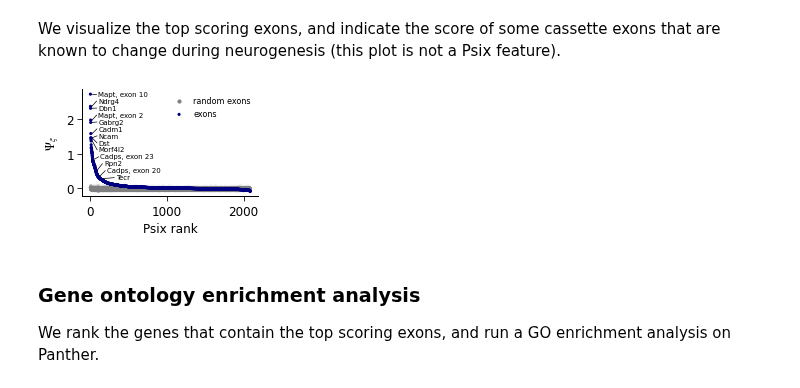
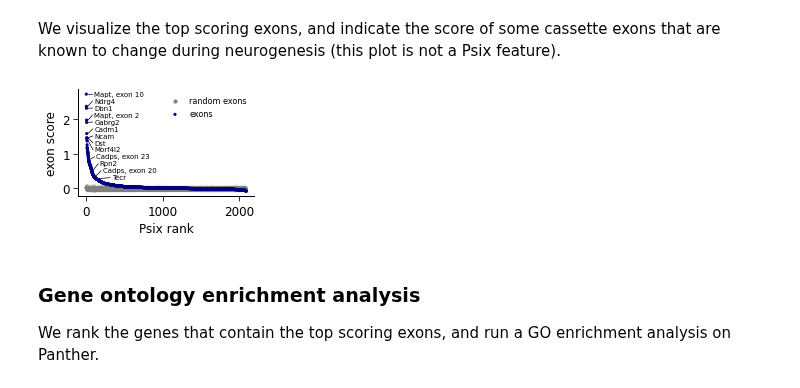
Before and after one commit to lareaulab/analysis_psix, a Jupyter notebook: midbrain_development/midbrain_development.ipynb, the cells around one changed output. Drawn from its saved outputs; the diff is of its cells as text; code cells hidden in the pictures.

```diff
--- a/midbrain_development/midbrain_development.ipynb
+++ b/midbrain_development/midbrain_development.ipynb
@@ -145,35 +145,35 @@ plt.text(107, psix_results.loc['Mapt_1'].psix_score-1.45, 'Dst', c='black', font
 ax.plot([24, 87], [psix_results.loc['Dst_5'].psix_score, psix_results.loc['Mapt_1'].psix_score-1.4],c='black', linewidth=0.7)
 
 plt.text(109, psix_results.loc['Mapt_1'].psix_score-1.65, 'Morf4l2', c='black', fontsize=7)
 ax.plot([25, 89], [psix_results.loc['Morf4l2_7'].psix_score, psix_results.loc['Mapt_1'].psix_score-1.6],c='black', linewidth=0.7)
 
 plt.text(129, psix_results.loc['Mapt_1'].psix_score-1.85, 'Cadps, exon 23', c='black', fontsize=7)
 ax.plot([55, 109], [psix_results.loc['Cadps_7'].psix_score, psix_results.loc['Mapt_1'].psix_score-1.8],c='black', linewidth=0.7)
 
 
 plt.text(177, psix_results.loc['Mapt_1'].psix_score-2.05, 'Rpn2', c='black', fontsize=7)
 ax.plot([65, 157], [psix_results.loc['Rpn2_3'].psix_score, psix_results.loc['Mapt_1'].psix_score-2],c='black', linewidth=0.7)
 
 plt.text(214, psix_results.loc['Mapt_1'].psix_score-2.25, 'Cadps, exon 20', c='black', fontsize=7)
 ax.plot([105, 194], [psix_results.loc['Cadps_2'].psix_score, psix_results.loc['Mapt_1'].psix_score-2.2],c='black', linewidth=0.7)
 
 plt.text(331, psix_results.loc['Mapt_1'].psix_score-2.45, 'Tecr', c='black', fontsize=7)
 ax.plot([125, 311], [psix_results.loc['Tecr_6'].psix_score, psix_results.loc['Mapt_1'].psix_score-2.4],c='black', linewidth=0.7)
 
 ax.scatter(np.arange(1, len(psix_results.index)+1), psix_results.sort_values('psix_score')[::-1].psix_score, c = 'navy',
           label='exons', s=10, zorder=200, edgecolors='none')
 
 plt.xlabel('Psix rank', fontsize=12)
-plt.ylabel(r'$\Psi_{\xi}$', fontsize=12)
+plt.ylabel(r'exon score', fontsize=12)
 
 ax.spines["right"].set_visible(False)
 ax.spines["top"].set_visible(False)
 ax.tick_params(labelsize=12, length=5)
 plt.legend(frameon=False, fontsize=8)
 
 plt.savefig('psix_output/plots/psix_scores.png', bbox_inches='tight', res=20000, dpi =2000)
 # %% [output]
-[figure, old version]
+[figure, new version]
 # %% [markdown]
 ### Gene ontology enrichment analysis
 
```
Also changed, not shown: parts of 10 cells of this notebook, 14 other files.
